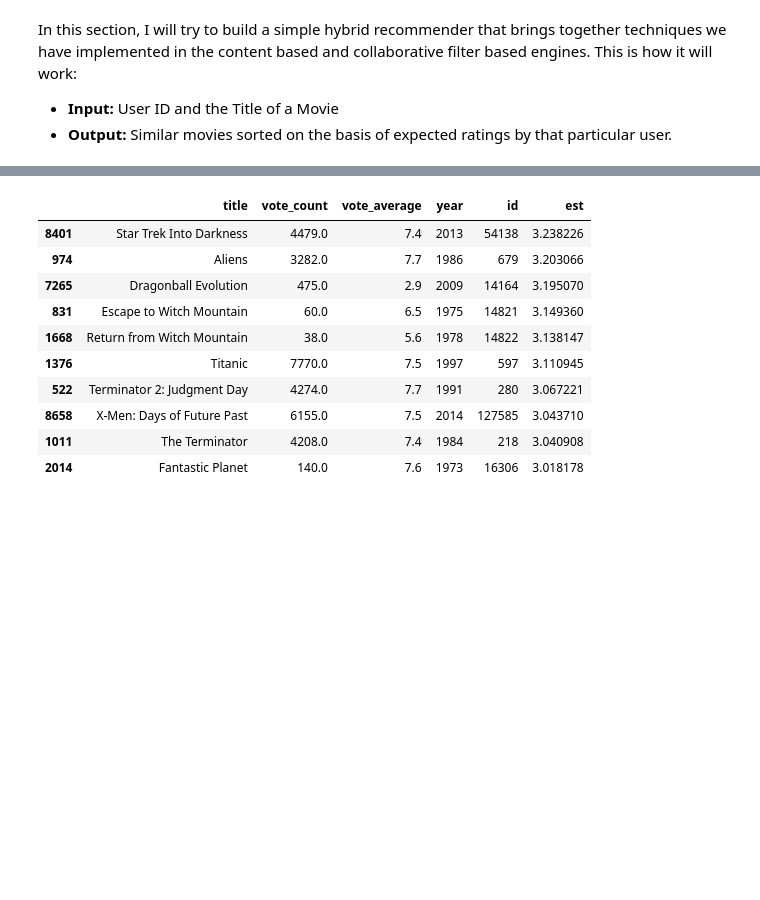
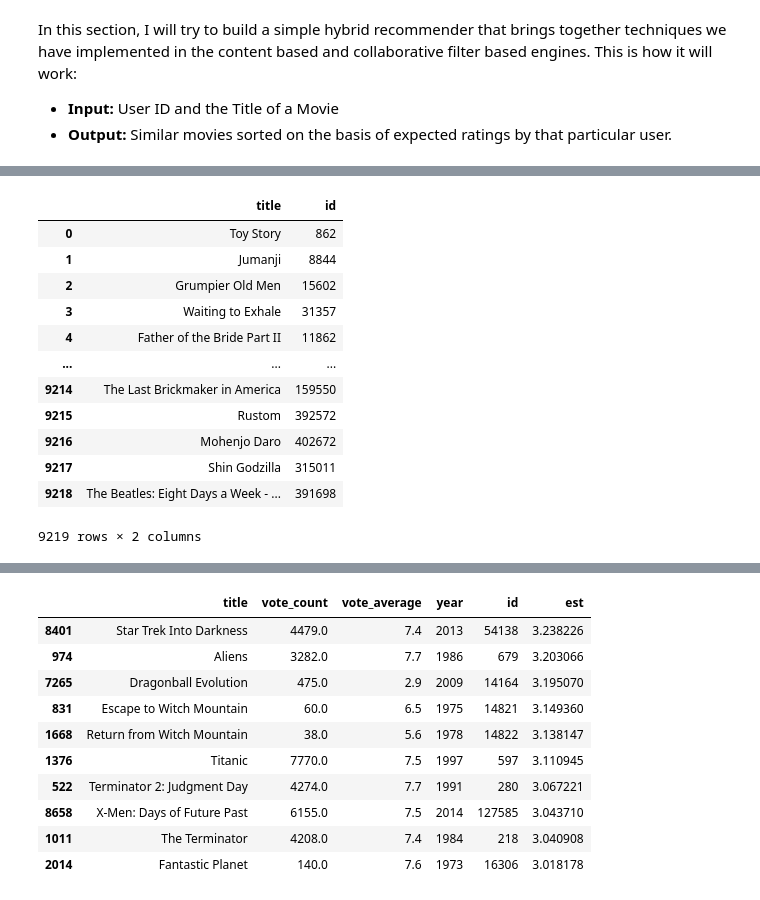
Before and after one commit to duybluemind1988/Data-science, a Jupyter notebook: Recommendation/Kaggle_movie-recommender-systems.ipynb, the cells around one changed output, grey strips where cells are left out. Drawn from its saved outputs; the diff is of its cells as text; code cells hidden in the pictures; blank space fills up the shorter version.

```diff
--- a/Recommendation/Kaggle_movie-recommender-systems.ipynb
+++ b/Recommendation/Kaggle_movie-recommender-systems.ipynb
@@ -1011,0 +1054,16 @@ id_map = id_map.merge(smd[['title', 'id']], on='id').set_index('title')
+# %%
+smd[['title', 'id']]
+# %% [output]
+|  | title | id |
+| 0 | Toy Story | 862 |
+| 1 | Jumanji | 8844 |
+| 2 | Grumpier Old Men | 15602 |
+| 3 | Waiting to Exhale | 31357 |
+| 4 | Father of the Bride Part II | 11862 |
+| ... | ... | ... |
+| 9214 | The Last Brickmaker in America | 159550 |
+| 9215 | Rustom | 392572 |
+| 9216 | Mohenjo Daro | 402672 |
+| 9217 | Shin Godzilla | 315011 |
+| 9218 | The Beatles: Eight Days a Week - ... | 391698 |
+9219 rows × 2 columns
```
Also changed, not shown: parts of 15 cells of this notebook.
